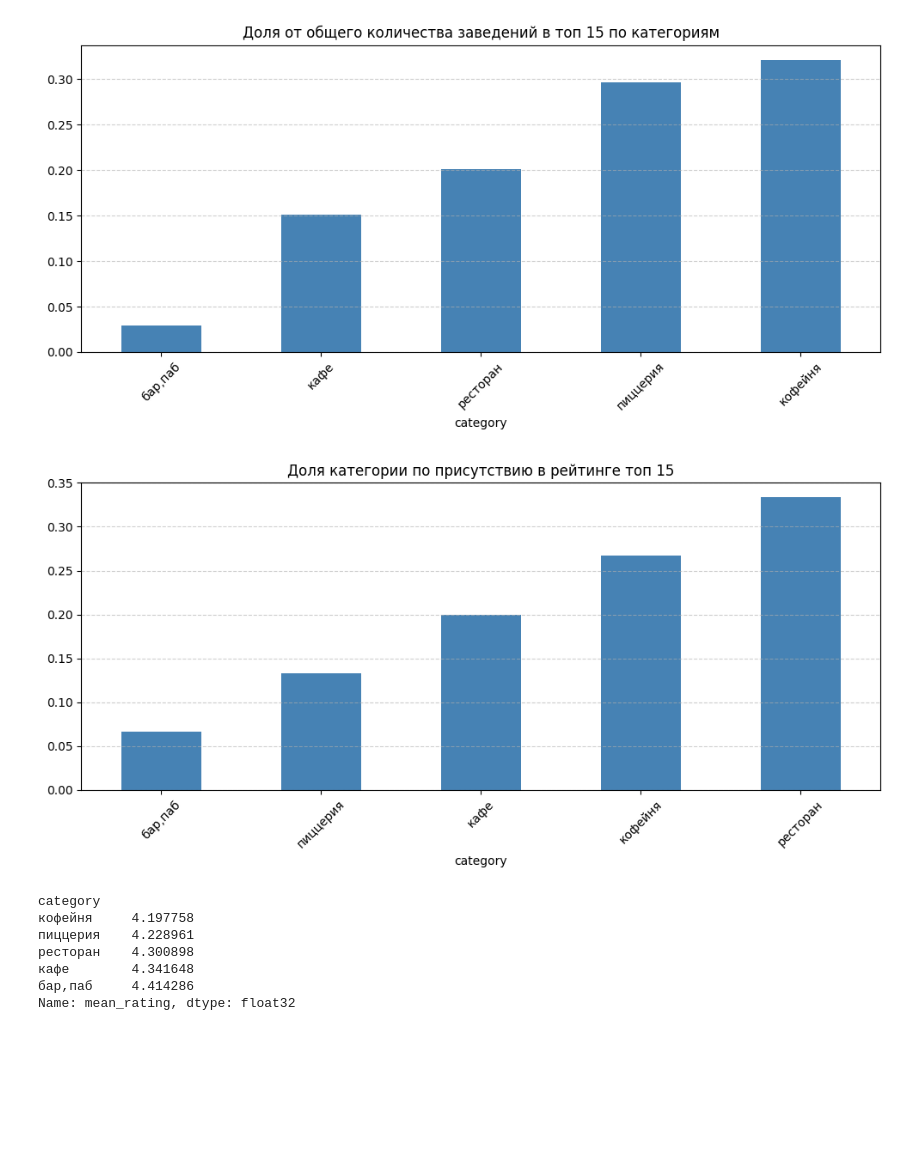
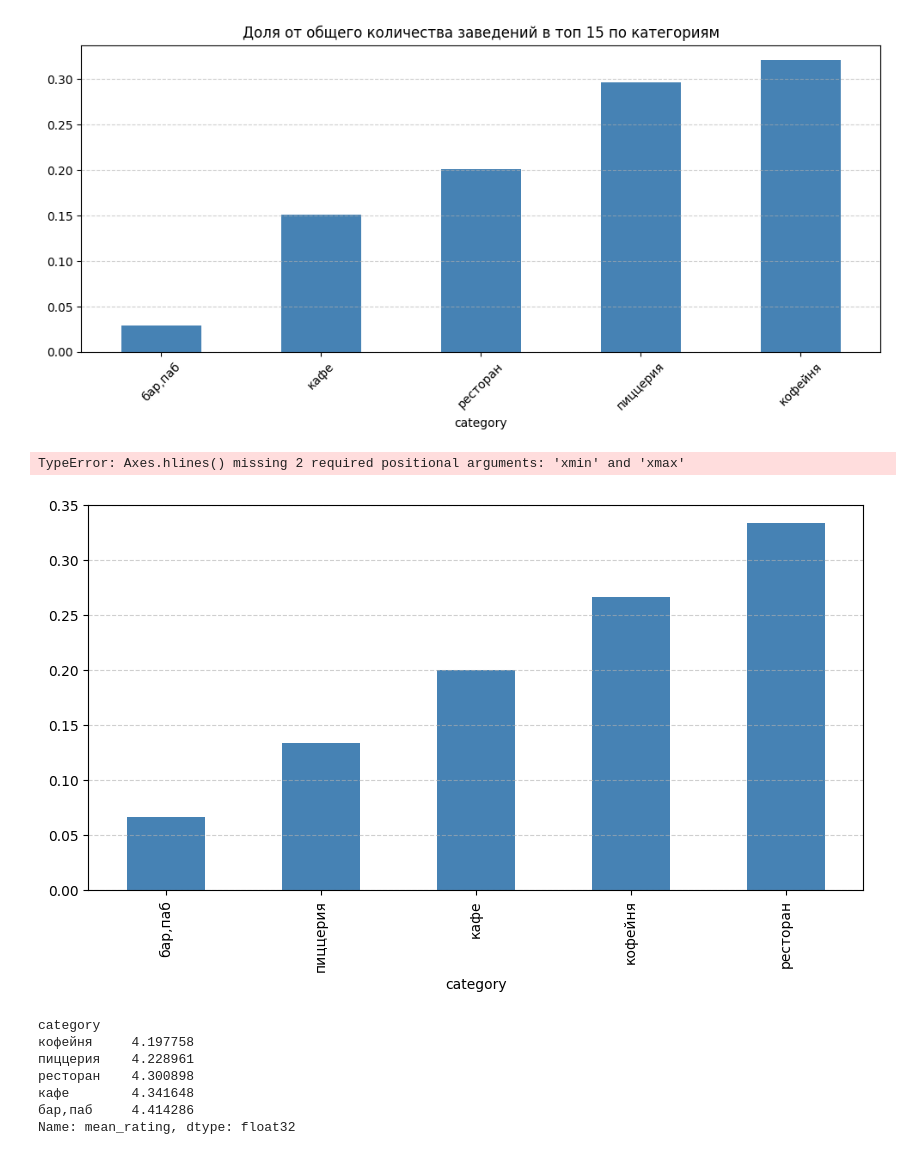
Before and after one commit to Plakhotniuk/practicum_ds, a Jupyter notebook: data_research_analysis/project.ipynb, the cells around one changed output. Drawn from its saved outputs; the diff is of its cells as text; code cells hidden in the pictures; blank space fills up the shorter version.

```diff
--- a/data_research_analysis/project.ipynb
+++ b/data_research_analysis/project.ipynb
@@ -1116,13 +1116,15 @@ plt.show()
 # %%
 top15_chains_show = top15_chains['category'].value_counts(normalize=True).sort_values()
 ax = top15_chains_show.plot(kind='bar', figsize=(10, 5), color='steelblue')
 ax.grid(axis='y', linestyle='--', alpha=0.6)  # горизонтальные линии сетки
+ax.hlines(0.3)
 plt.xticks(rotation=45)
 plt.title('Доля категории по присутствию в рейтинге топ 15')
 plt.tight_layout()
 plt.show()
 # %% [output]
+TypeError: Axes.hlines() missing 2 required positional arguments: 'xmin' and 'xmax'
-[figure, old version]
+[figure, new version]
 # %%
 top15_chains_show = top15_chains.groupby('category')['mean_rating'].mean().sort_values()
 top15_chains_show
```
Also changed, not shown: 6 other files.
